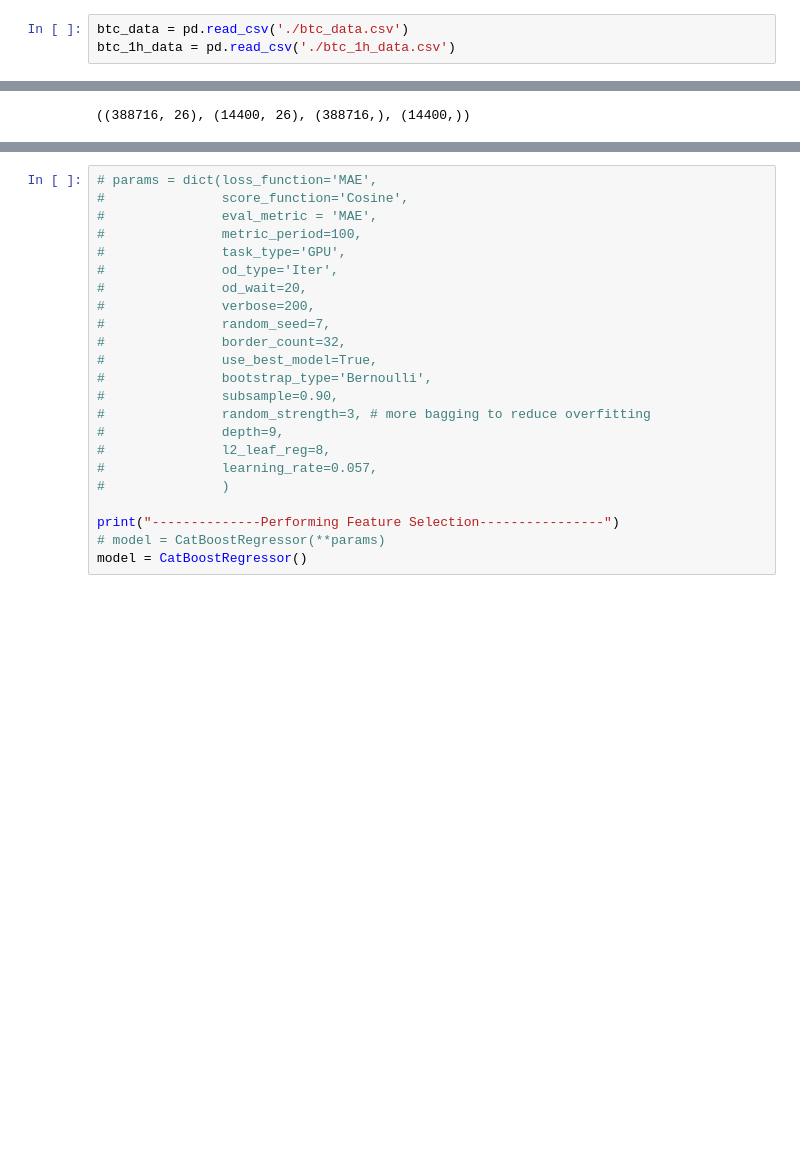
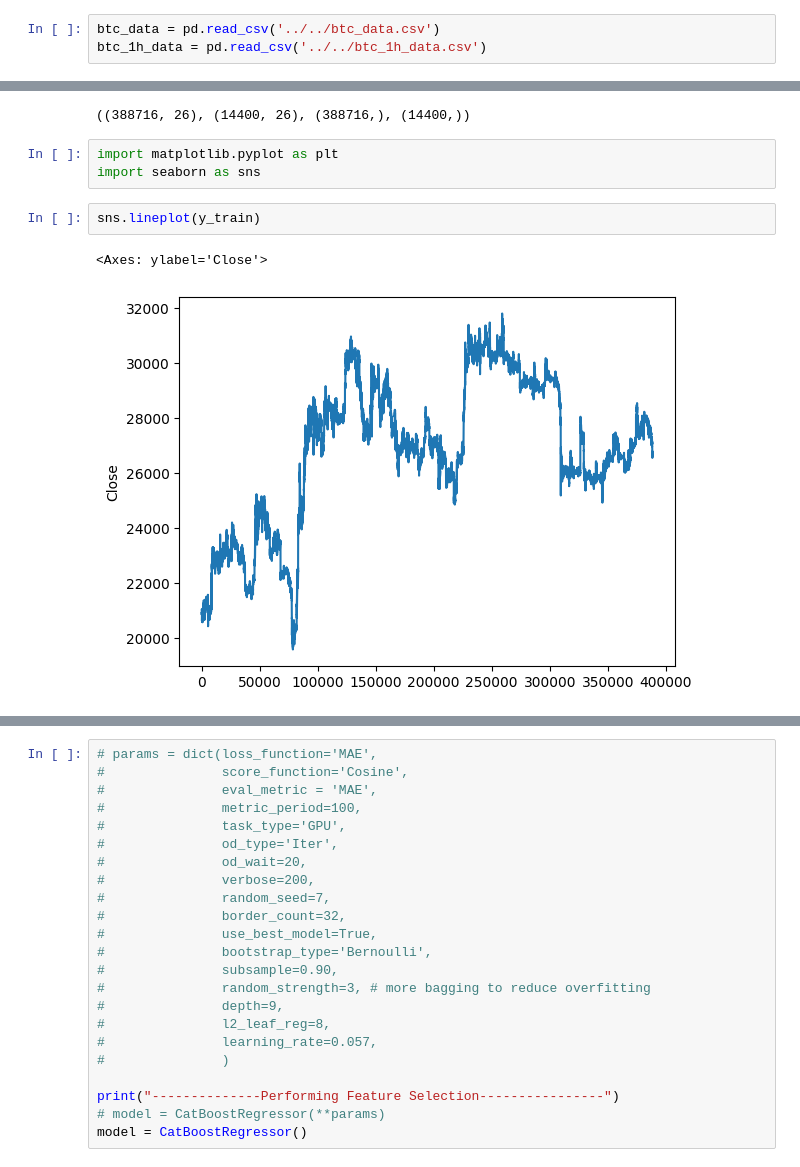
Before and after one commit to koshirshov/trading, a Jupyter notebook: notebooks/Eda+baseline.ipynb, the cells around one changed output, grey strips where cells are left out. Drawn from its saved outputs; the diff is of its cells as text; blank space fills up the shorter version.

```diff
--- a/notebooks/Eda+baseline.ipynb
+++ b/notebooks/Eda+baseline.ipynb
@@ -2,8 +2,8 @@
 import pandas as pd
 import numpy as np
 # %%
-btc_data = pd.read_csv('./btc_data.csv')
-btc_1h_data = pd.read_csv('./btc_1h_data.csv')
+btc_data = pd.read_csv('../../btc_data.csv')
+btc_1h_data = pd.read_csv('../../btc_1h_data.csv')
 # %%
 btc_data.head()
 # %% [output]
@@ -112,3 +112,11 @@ X_train, X_val, y_train, y_val = X[training_mask], X[testing_mask], y[training_m
 X_train.shape, X_val.shape, y_train.shape, y_val.shape
 # %% [output]
 ((388716, 26), (14400, 26), (388716,), (14400,))
+# %%
+import matplotlib.pyplot as plt
+import seaborn as sns
+# %%
+sns.lineplot(y_train)
+# %% [output]
+<Axes: ylabel='Close'>
+[figure, added]
```
Also changed, not shown: parts of 25 cells of this notebook.
